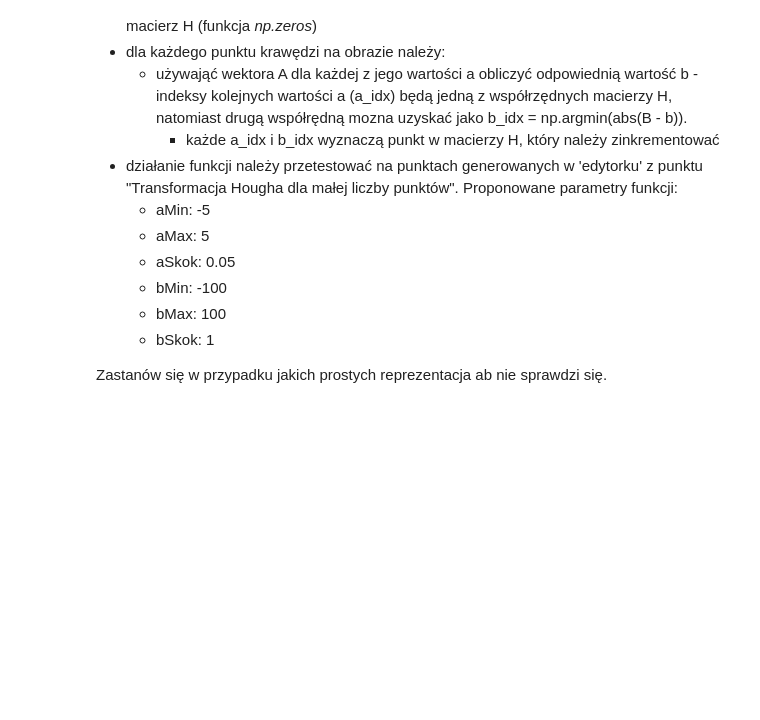
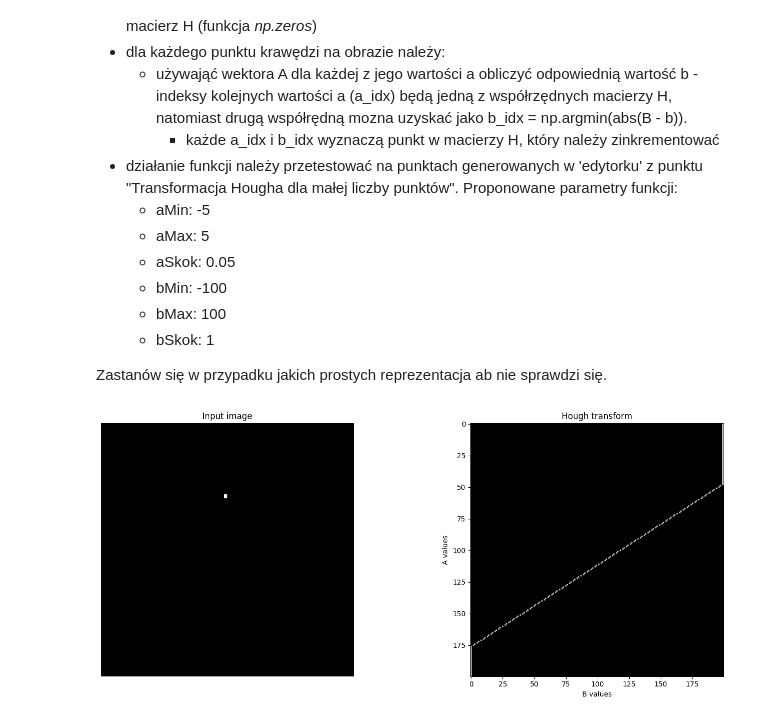
Before and after one commit to DziqG2NK/Przetwarzanie-i-analiza-obraz-w-cyfrowych, a Jupyter notebook: zajecia_4/Hough_HW.ipynb, the cells around one changed output. Drawn from its saved outputs; the diff is of its cells as text; code cells hidden in the pictures; blank space fills up the shorter version.

```diff
--- a/zajecia_4/Hough_HW.ipynb
+++ b/zajecia_4/Hough_HW.ipynb
@@ -48,3 +48,43 @@ for fileName in fileNames:
   if not os.path.exists(fileName):
       r = requests.get(url + fileName, allow_redirects=True)
       open(fileName, 'wb').write(r.content)
+# %%
+def hough_ab(img, aMin, aMax, aSkok, bMin, bMax, bSkok):
+    a = np.arange(aMin, aMax, aSkok)
+    b = np.arange(bMin, bMax, bSkok)
+
+    H = np.zeros((len(a), len(b)))
+    height, width = img.shape
+
+    for i in range(height):
+        for j in range(width):
+            if img[i][j]:
+                for x in range(len(a)):
+                    y = np.argmin(abs(b - (i - a[x] * j)))
+                    H[x, y] += 1
+    return H
+# %%
+def show_hough(h, image):
+    # Generating figure 1
+    fig, axes = plt.subplots(1, 2, figsize=(15, 6))
+    ax = axes.ravel()
+
+    ax[0].imshow(image, 'gray')
+    ax[0].set_title('Input image')
+    ax[0].set_axis_off()
+
+    ax[1].imshow(h, 'gray')
+    ax[1].set_title('Hough transform')
+    ax[1].set_xlabel('B values')
+    ax[1].set_ylabel('A values')
+    ax[1].axis('image')
+
+    plt.tight_layout()
+    plt.show()
+# %%
+img = np.zeros((64,64), dtype=np.uint8)
+img[18, 31] = 1
+
+show_hough(hough_ab(img, -5, 5, 0.05, -100, 100, 1), img)
+# %% [output]
+[figure, added]
```
Also changed, not shown: parts of 4 cells of this notebook.
